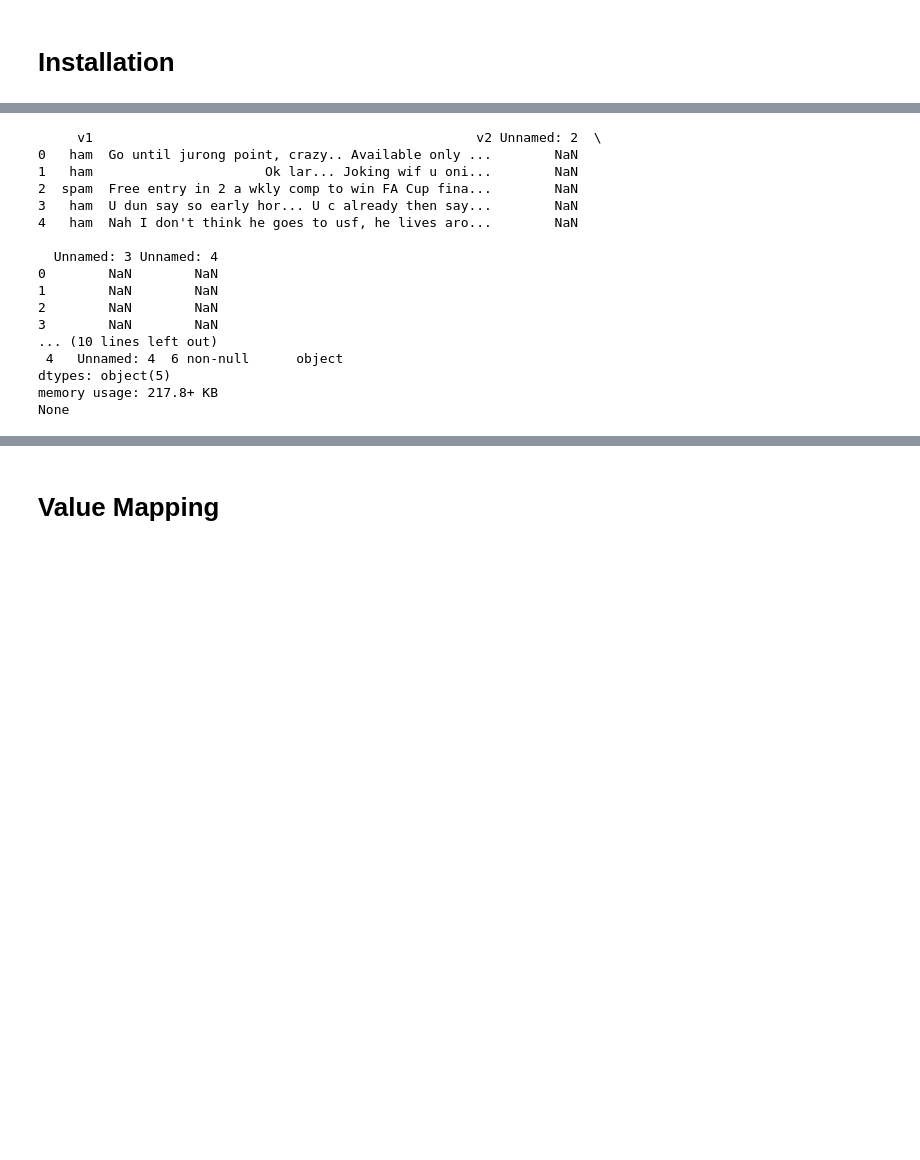
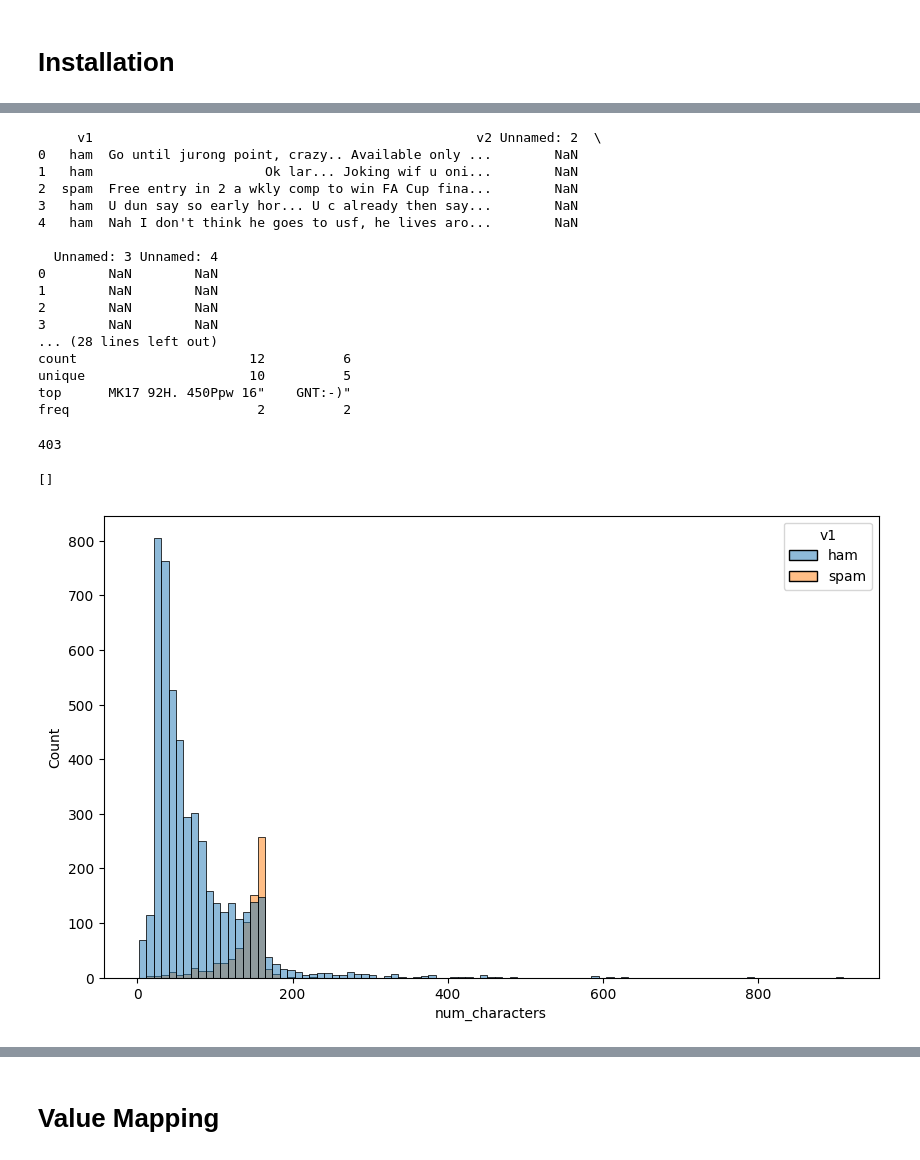
Before and after one commit to sakshik0524/Encryptix_task4, a Jupyter notebook: Spam_SMS_Detection.ipynb, the cells around one changed output, grey strips where cells are left out. Saved outputs shown, nothing was run; the diff lists cells and outputs as text; code cells hidden in the pictures; blank space fills up the shorter version.

```diff
--- a/Spam_SMS_Detection.ipynb
+++ b/Spam_SMS_Detection.ipynb
@@ -51,6 +51,11 @@ print(data.head())
 
 # Check the structure of the dataset
 print(data.info())
+
+print(data.shape)
+
+print(data.describe())
+data.duplicated().sum()
 # %% [output]
      v1                                                 v2 Unnamed: 2  \
 0   ham  Go until jurong point, crazy.. Available only ...        NaN
@@ -64,8 +69,26 @@ print(data.info())
 1        NaN        NaN
 2        NaN        NaN
 3        NaN        NaN
-... (10 lines left out)
- 4   Unnamed: 4  6 non-null      object
-dtypes: object(5)
-memory usage: 217.8+ KB
-None
+... (28 lines left out)
+count                      12          6
+unique                     10          5
+top      MK17 92H. 450Ppw 16"    GNT:-)"
+freq                        2          2
+403
+# %%
+import seaborn as sns
+import matplotlib.pyplot as plt
+
+# Assuming 'num_characters' is a feature you want to analyze,
+# you need to create this column first if it doesn't exist.
+# Example:
+data['num_characters'] = data['v2'].apply(len) # Assuming 'v2' is your text column
+
+plt.figure(figsize=(10,6))
+# Check the actual column name for the target variable in your dataframe
+# and replace 'v1' if necessary
+sns.histplot(data=data,x='num_characters',hue='v1')
+plt.plot()
+# %% [output]
+[]
+[figure, added]
```
Also changed, not shown: parts of 3 cells of this notebook.
